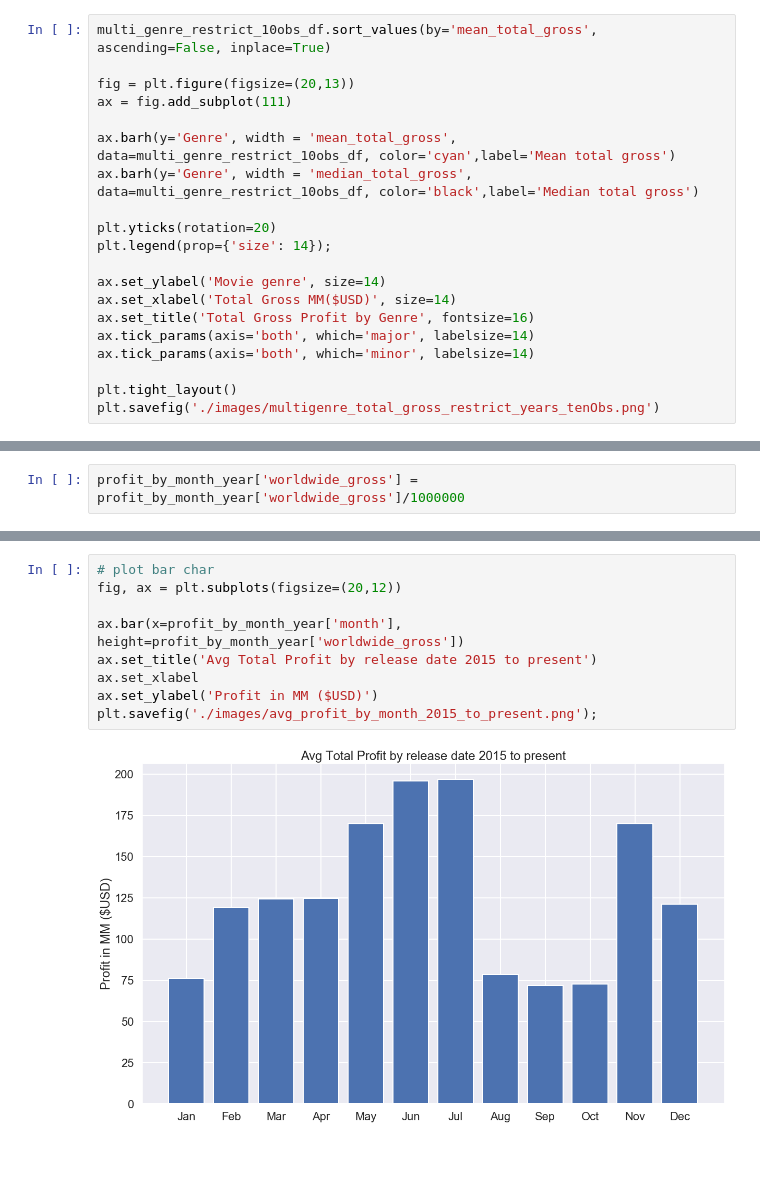
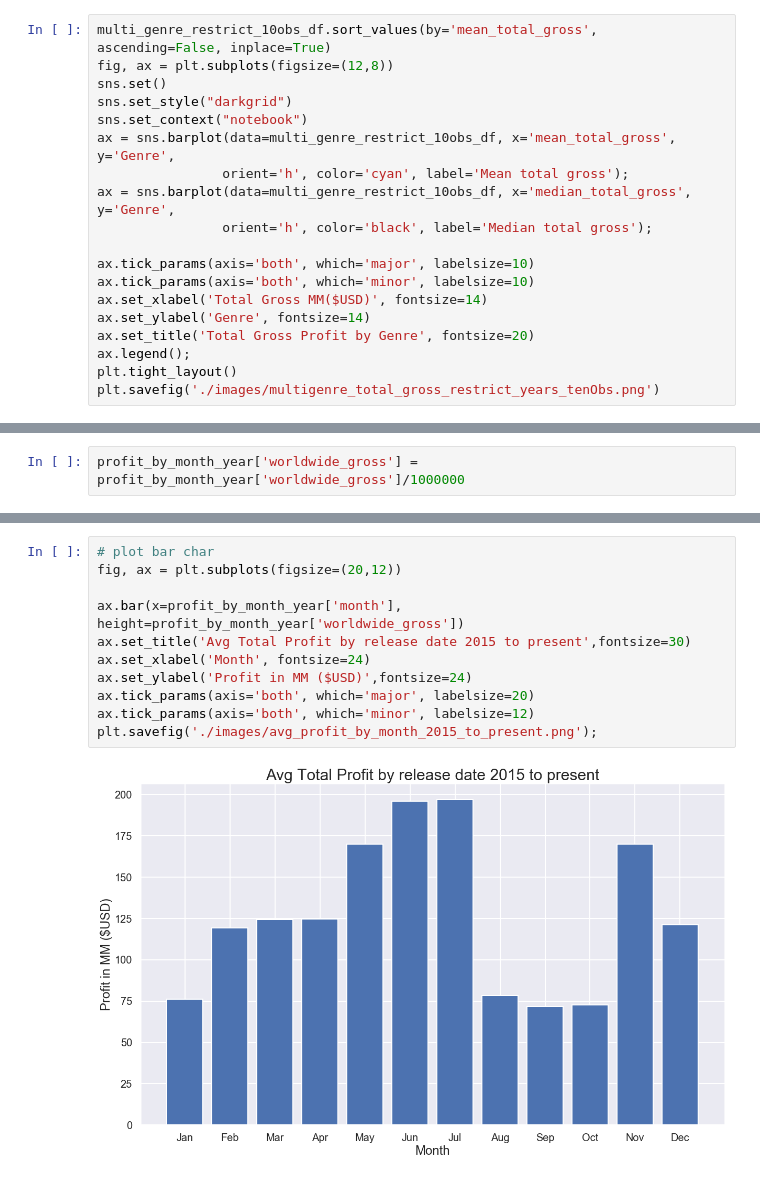
Before and after one commit to etr359/project-1-movie-analysis, a Jupyter notebook: profitability_drivers_movies_2015_present.ipynb, the cells around one changed output, grey strips where cells are left out. Saved outputs shown, nothing was run; the diff lists cells and outputs as text.

```diff
--- a/profitability_drivers_movies_2015_present.ipynb
+++ b/profitability_drivers_movies_2015_present.ipynb
@@ -587,22 +620,21 @@ multi_genre_restrict_df.rename(columns = {'index':'Genre'}, inplace=True)
 multi_genre_restrict_10obs_df = multi_genre_restrict_df[multi_genre_restrict_df['n_obs'] > 10]
 # %%
 multi_genre_restrict_10obs_df.sort_values(by='mean_total_gross', ascending=False, inplace=True)
+fig, ax = plt.subplots(figsize=(12,8))
+sns.set()
+sns.set_style("darkgrid")
+sns.set_context("notebook")
+ax = sns.barplot(data=multi_genre_restrict_10obs_df, x='mean_total_gross', y='Genre',
+                orient='h', color='cyan', label='Mean total gross');
+ax = sns.barplot(data=multi_genre_restrict_10obs_df, x='median_total_gross', y='Genre',
+                orient='h', color='black', label='Median total gross');
 
-fig = plt.figure(figsize=(20,13))
-ax = fig.add_subplot(111)
-
-ax.barh(y='Genre', width = 'mean_total_gross', data=multi_genre_restrict_10obs_df, color='cyan',label='Mean total gross')
-ax.barh(y='Genre', width = 'median_total_gross', data=multi_genre_restrict_10obs_df, color='black',label='Median total gross')
-
-plt.yticks(rotation=20)
-plt.legend(prop={'size': 14});
-
-ax.set_ylabel('Movie genre', size=14)
-ax.set_xlabel('Total Gross MM($USD)', size=14)
-ax.set_title('Total Gross Profit by Genre', fontsize=16)
-ax.tick_params(axis='both', which='major', labelsize=14)
-ax.tick_params(axis='both', which='minor', labelsize=14)
-
+ax.tick_params(axis='both', which='major', labelsize=10)
+ax.tick_params(axis='both', which='minor', labelsize=10)
+ax.set_xlabel('Total Gross MM($USD)', fontsize=14)
+ax.set_ylabel('Genre', fontsize=14)
+ax.set_title('Total Gross Profit by Genre', fontsize=20)
+ax.legend();
 plt.tight_layout()
 plt.savefig('./images/multigenre_total_gross_restrict_years_tenObs.png')
 # %% [output]
@@ -867,11 +906,13 @@ profit_by_month_year['worldwide_gross'] = profit_by_month_year['worldwide_gross'
 # %%
 # plot bar char
 fig, ax = plt.subplots(figsize=(20,12))
 
 ax.bar(x=profit_by_month_year['month'], height=profit_by_month_year['worldwide_gross'])
-ax.set_title('Avg Total Profit by release date 2015 to present')
-ax.set_xlabel
-ax.set_ylabel('Profit in MM ($USD)')
+ax.set_title('Avg Total Profit by release date 2015 to present',fontsize=30)
+ax.set_xlabel('Month', fontsize=24)
+ax.set_ylabel('Profit in MM ($USD)',fontsize=24)
+ax.tick_params(axis='both', which='major', labelsize=20)
+ax.tick_params(axis='both', which='minor', labelsize=12)
 plt.savefig('./images/avg_profit_by_month_2015_to_present.png');
 # %% [output]
-[figure, old version]
+[figure, new version]
```
Also changed, not shown: parts of 19 cells of this notebook, 7 other files.
